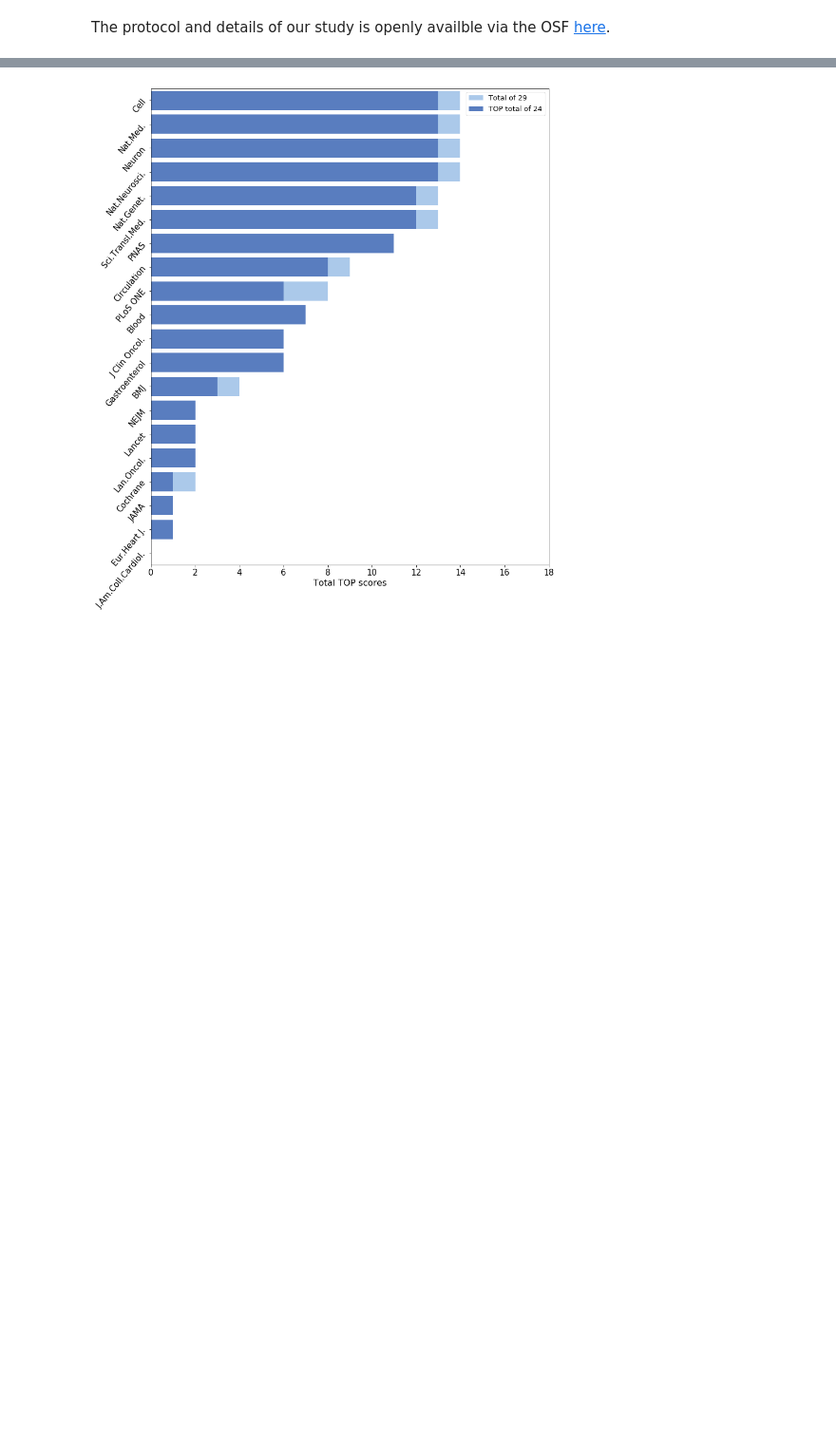
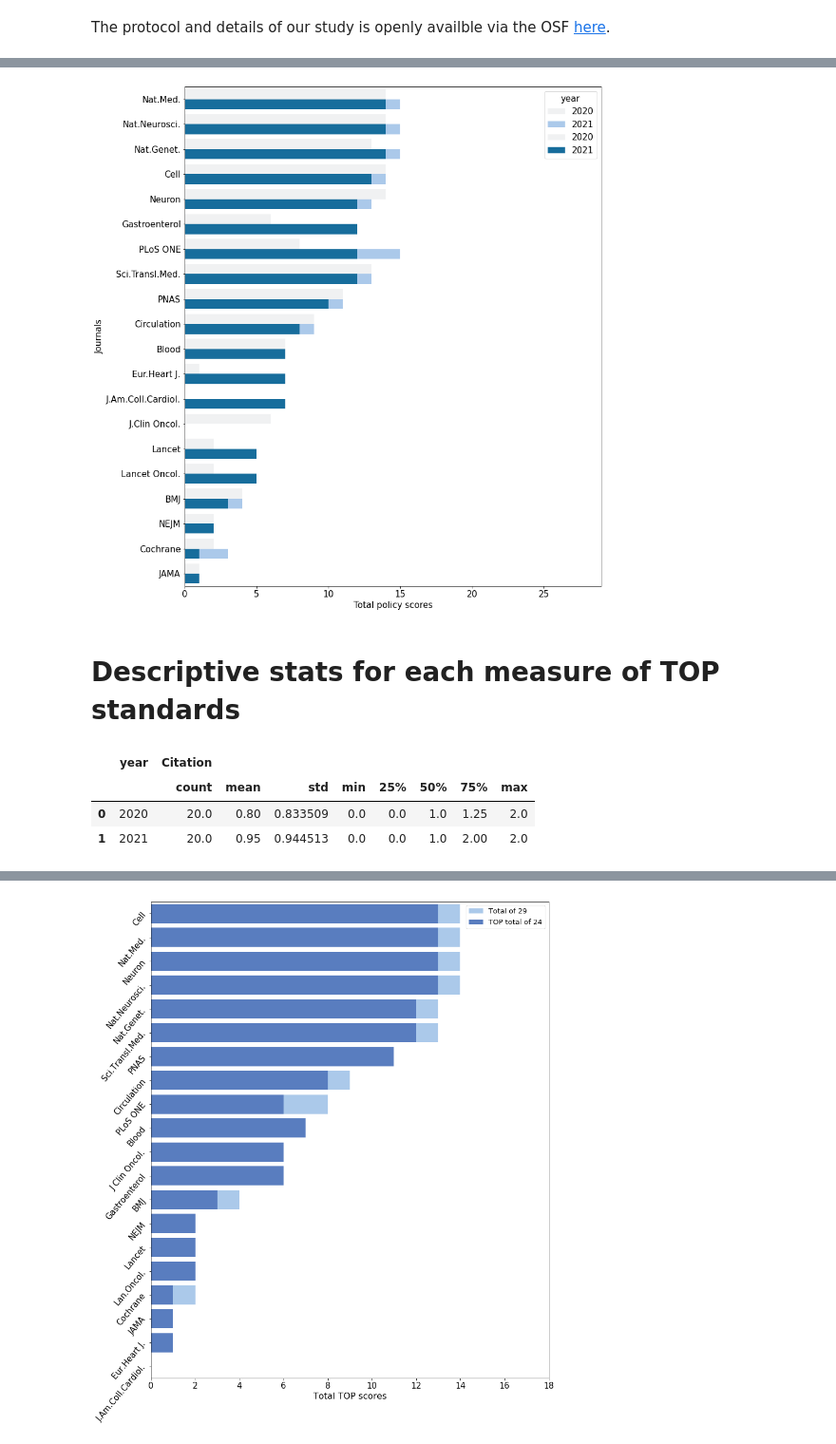
Before and after one commit to georgiarichards/TOP_medjournals, a Jupyter notebook: TOP_scores_Med&HealthJs.ipynb, the cells around one changed output, grey strips where cells are left out. Shown: that part at 95% size. Drawn from its saved outputs; the diff is of its cells as text; code cells hidden in the pictures; blank space fills up the shorter version.

```diff
--- a/TOP_scores_Med&HealthJs.ipynb
+++ b/TOP_scores_Med&HealthJs.ipynb
@@ -35,0 +150,33 @@ df.describe()
+# %%
+f, ax = plt.subplots(figsize=(13, 16))
+
+# Plot grand total
+sns.set_color_codes("pastel")
+sns.barplot(data=df, x="grand_total", y="Journal", hue="year", color="b")
+
+# Plot TOP 8 standards
+sns.set_color_codes("colorblind")
+sns.barplot(data=df, x="TOP_8", y="Journal", hue="year", color="b")
+
+# Add a legend and informative axis label
+ax.set(xlim=(0, 29))
+degrees=0
+plt.xticks(fontsize=15)
+plt.yticks(fontsize=15, rotation=degrees)
+plt.ylabel('Journals', fontsize=15)
+plt.xlabel("Total policy scores", fontsize=15)
+plt.legend(title='year', title_fontsize=15, fontsize=15)
+
+plt.savefig("TOPcombined_20-21.png", dpi=600)
+# %% [output]
+[figure, added]
+# %% [markdown]
+# Descriptive stats for each measure of TOP standards
+# %%
+# Citation summary
+df1.groupby('year', as_index=False).agg({"Citation": "describe"})
+# %% [output]
+|  | year | Citation |  |  |  |  |  |  |  |
+|  |  | count | mean | std | min | 25% | 50% | 75% | max |
+| 0 | 2020 | 20.0 | 0.80 | 0.833509 | 0.0 | 0.0 | 1.0 | 1.25 | 2.0 |
+| 1 | 2021 | 20.0 | 0.95 | 0.944513 | 0.0 | 0.0 | 1.0 | 2.00 | 2.0 |
```
Also changed, not shown: parts of 33 cells of this notebook, 2 other files.
